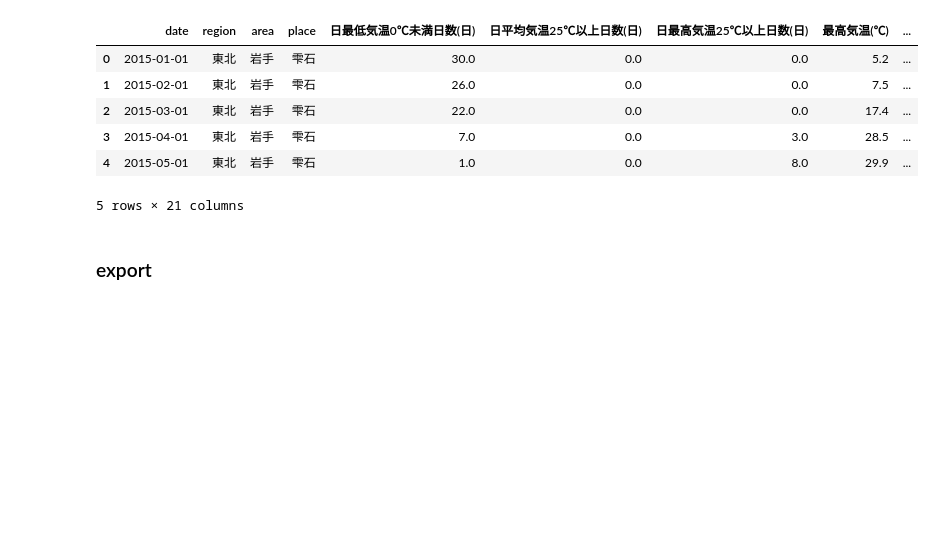
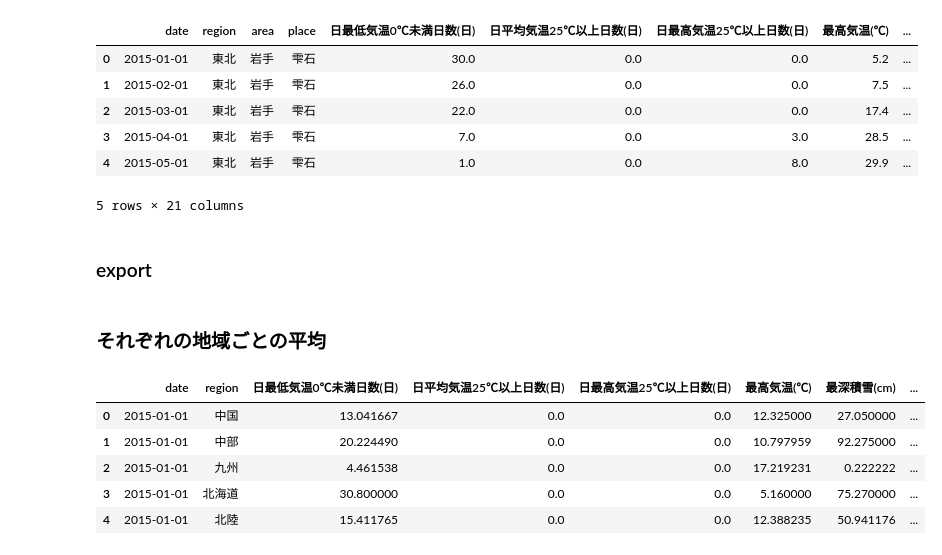
Before and after one commit to ryosuzaki/probspace, a Jupyter notebook: 野菜取引価格の予測/data_cleaning.ipynb, the cells around one changed output. Saved outputs shown, nothing was run; the diff lists cells and outputs as text; code cells hidden in the pictures; blank space fills up the shorter version.

```diff
--- a/野菜取引価格の予測/data_cleaning.ipynb
+++ b/野菜取引価格の予測/data_cleaning.ipynb
@@ -270,3 +273,15 @@ weather_df.head()
 ### export
 # %%
 weather_df.to_csv(this_dir+"/data/weather_df.csv")
+# %% [markdown]
+### それぞれの地域ごとの平均
+# %%
+each_region_weather_df=weather_df.groupby(['date', 'region'], as_index=False).mean()
+each_region_weather_df.head()
+# %% [output]
+|  | date | region | 日最低気温0℃未満日数(日) | 日平均気温25℃以上日数(日) | 日最高気温25℃以上日数(日) | 最高気温(℃) | 最深積雪(cm) | ... |
+| 0 | 2015-01-01 | 中国 | 13.041667 | 0.0 | 0.0 | 12.325000 | 27.050000 | ... |
+| 1 | 2015-01-01 | 中部 | 20.224490 | 0.0 | 0.0 | 10.797959 | 92.275000 | ... |
+| 2 | 2015-01-01 | 九州 | 4.461538 | 0.0 | 0.0 | 17.219231 | 0.222222 | ... |
+| 3 | 2015-01-01 | 北海道 | 30.800000 | 0.0 | 0.0 | 5.160000 | 75.270000 | ... |
+| 4 | 2015-01-01 | 北陸 | 15.411765 | 0.0 | 0.0 | 12.388235 | 50.941176 | ... |
```
Also changed, not shown: parts of 5 cells of this notebook, 2 other files.
